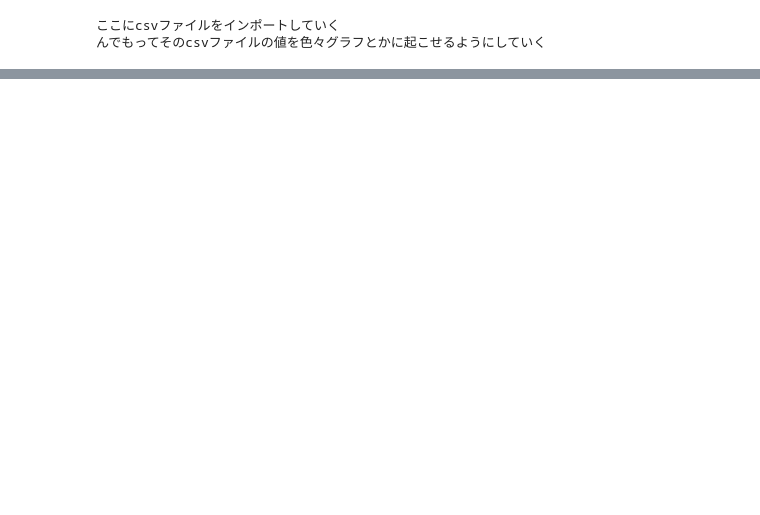
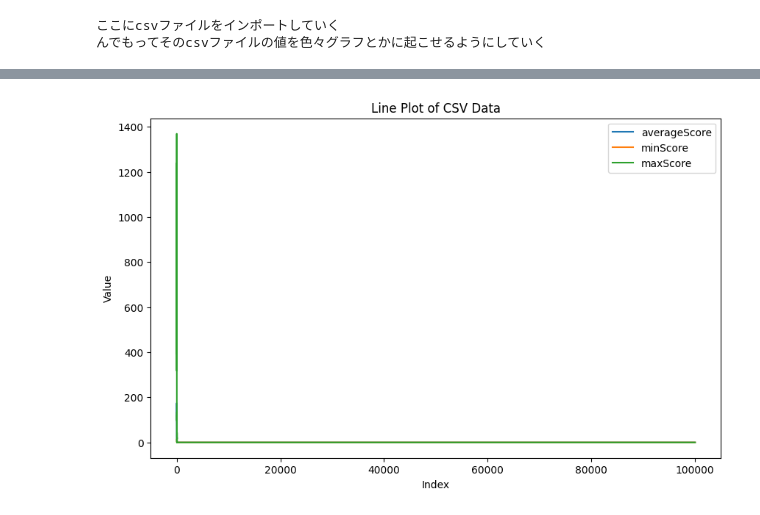
Before and after one commit to ryutkura/Jupyter_Sample, a Jupyter notebook: Jupyter_Sample/notebooks/test2.ipynb, the cells around one changed output, grey strips where cells are left out. Saved outputs shown, nothing was run; the diff lists cells and outputs as text; code cells hidden in the pictures; blank space fills up the shorter version.

```diff
--- a/Jupyter_Sample/notebooks/test2.ipynb
+++ b/Jupyter_Sample/notebooks/test2.ipynb
@@ -10,0 +9,3 @@ ModuleNotFoundError: No module named 'pandas'
+# %%
+fd = pd.read_csv("resultdata.csv")
+fd
@@ -10,0 +46,16 @@ ModuleNotFoundError: No module named 'pandas'
+# %%
+import matplotlib.pyplot as plt
+
+# データの確認
+print(fd.head())
+
+# 折れ線グラフを描画
+plt.figure(figsize=(10, 6))
+for column in fd.columns:
+    plt.plot(fd[column], label=column)
+
+plt.xlabel('Index')
+plt.ylabel('Value')
+plt.title('Line Plot of CSV Data')
+plt.legend()
+plt.show()
@@ -10,0 +70,16 @@ ModuleNotFoundError: No module named 'pandas'
+# %%
+# 横の大きさを変数にする
+width = len(fd) / 10000  # 例として行数を10000で割った値を横の大きさに設定
+
+# 折れ線グラフを描画
+plt.figure(figsize=(width, 6))
+for column in fd.columns:
+    plt.plot(fd[column], label=column)
+
+plt.xlabel('Index')
+plt.ylabel('Value')
+plt.title('Line Plot of CSV Data')
+plt.legend()
+plt.show()
+# %% [output]
+[figure, added]
```
Also changed, not shown: parts of 6 cells of this notebook, 2 other files.
